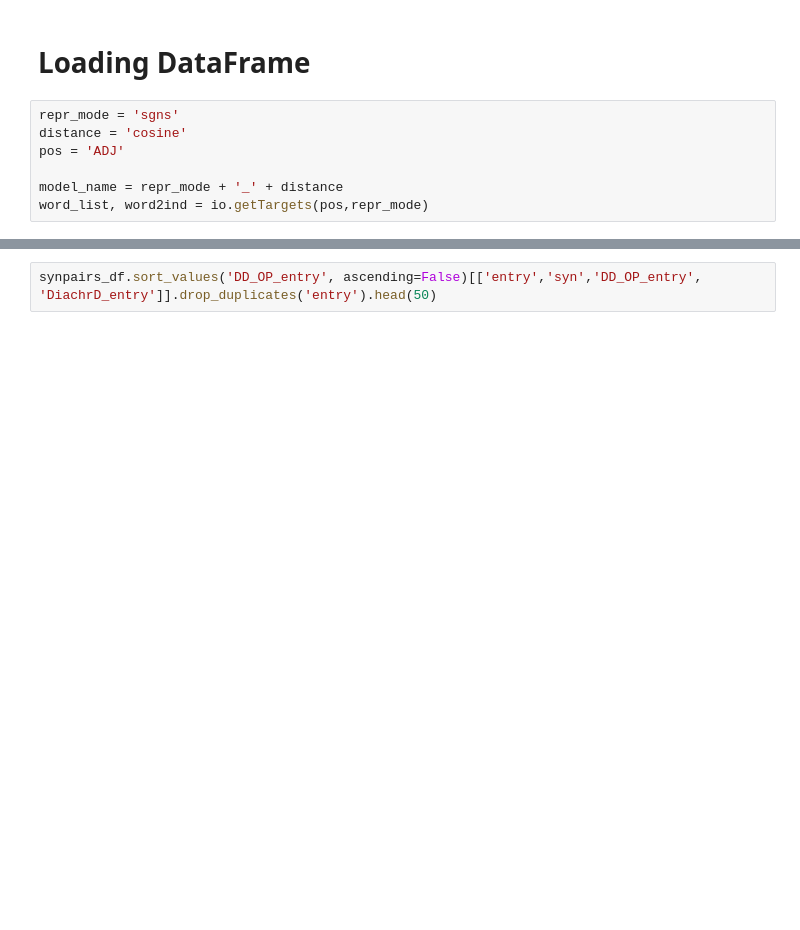
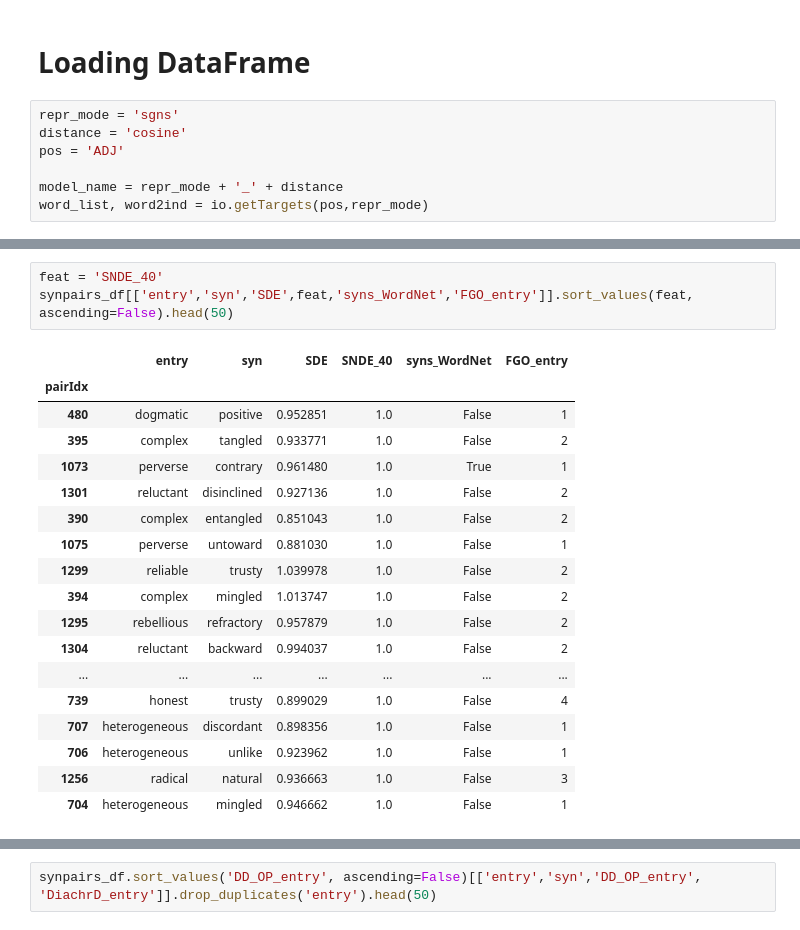
Before and after one commit to blietard/synonyms-semchange, a Jupyter notebook: analysing_synpairs.ipynb, the cells around one changed output, grey strips where cells are left out. Saved outputs shown, nothing was run; the diff lists cells and outputs as text; blank space fills up the shorter version.

```diff
--- a/analysing_synpairs.ipynb
+++ b/analysing_synpairs.ipynb
@@ -45 +45,23 @@ synpairs_df
+# %%
+feat = 'SNDE_40'
+synpairs_df[['entry','syn','SDE',feat,'syns_WordNet','FGO_entry']].sort_values(feat, ascending=False).head(50)
+# %% [output]
+|  | entry | syn | SDE | SNDE_40 | syns_WordNet | FGO_entry |
+| pairIdx |  |  |  |  |  |  |
+| 480 | dogmatic | positive | 0.952851 | 1.0 | False | 1 |
+| 395 | complex | tangled | 0.933771 | 1.0 | False | 2 |
+| 1073 | perverse | contrary | 0.961480 | 1.0 | True | 1 |
+| 1301 | reluctant | disinclined | 0.927136 | 1.0 | False | 2 |
+| 390 | complex | entangled | 0.851043 | 1.0 | False | 2 |
+| 1075 | perverse | untoward | 0.881030 | 1.0 | False | 1 |
+| 1299 | reliable | trusty | 1.039978 | 1.0 | False | 2 |
+| 394 | complex | mingled | 1.013747 | 1.0 | False | 2 |
+| 1295 | rebellious | refractory | 0.957879 | 1.0 | False | 2 |
+| 1304 | reluctant | backward | 0.994037 | 1.0 | False | 2 |
+| ... | ... | ... | ... | ... | ... | ... |
+| 739 | honest | trusty | 0.899029 | 1.0 | False | 4 |
+| 707 | heterogeneous | discordant | 0.898356 | 1.0 | False | 1 |
+| 706 | heterogeneous | unlike | 0.923962 | 1.0 | False | 1 |
+| 1256 | radical | natural | 0.936663 | 1.0 | False | 3 |
+| 704 | heterogeneous | mingled | 0.946662 | 1.0 | False | 1 |
 # %%
```
Also changed, not shown: parts of 5 cells of this notebook, 6 other files.
